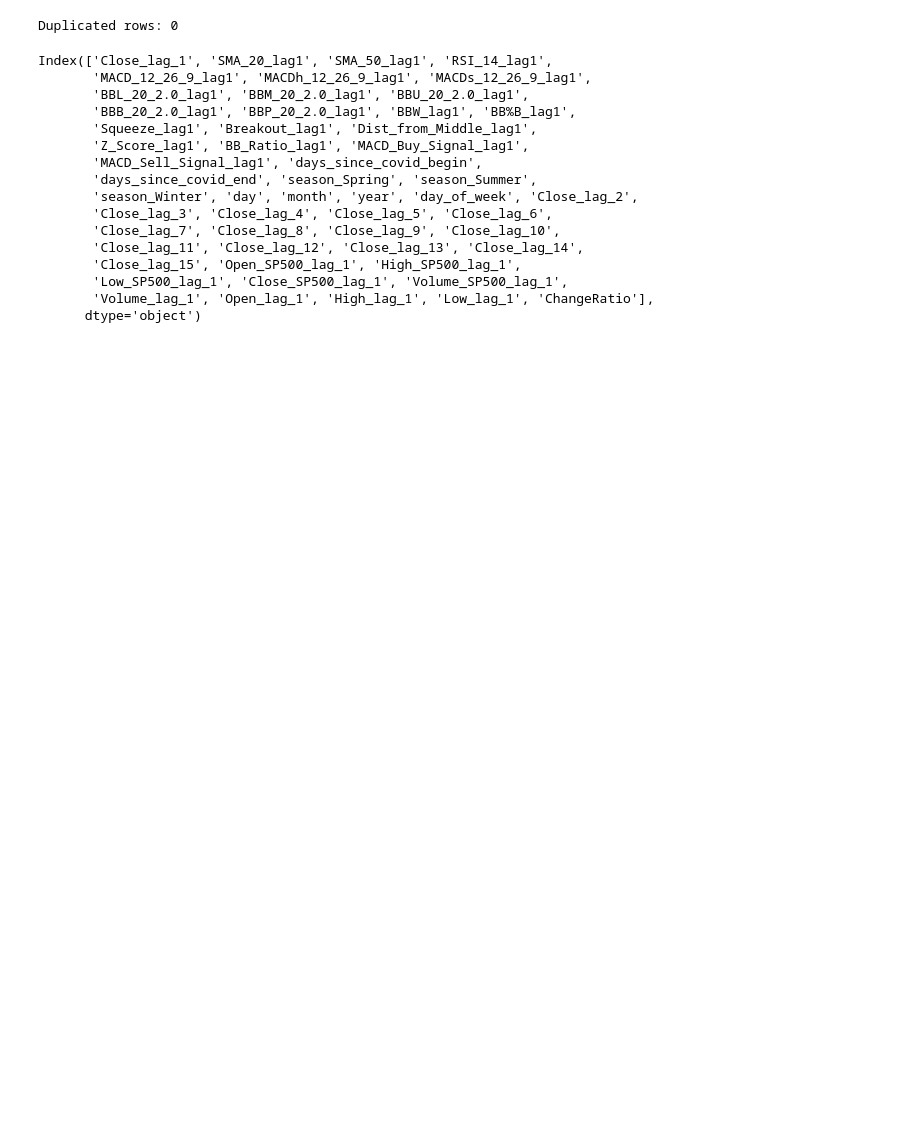
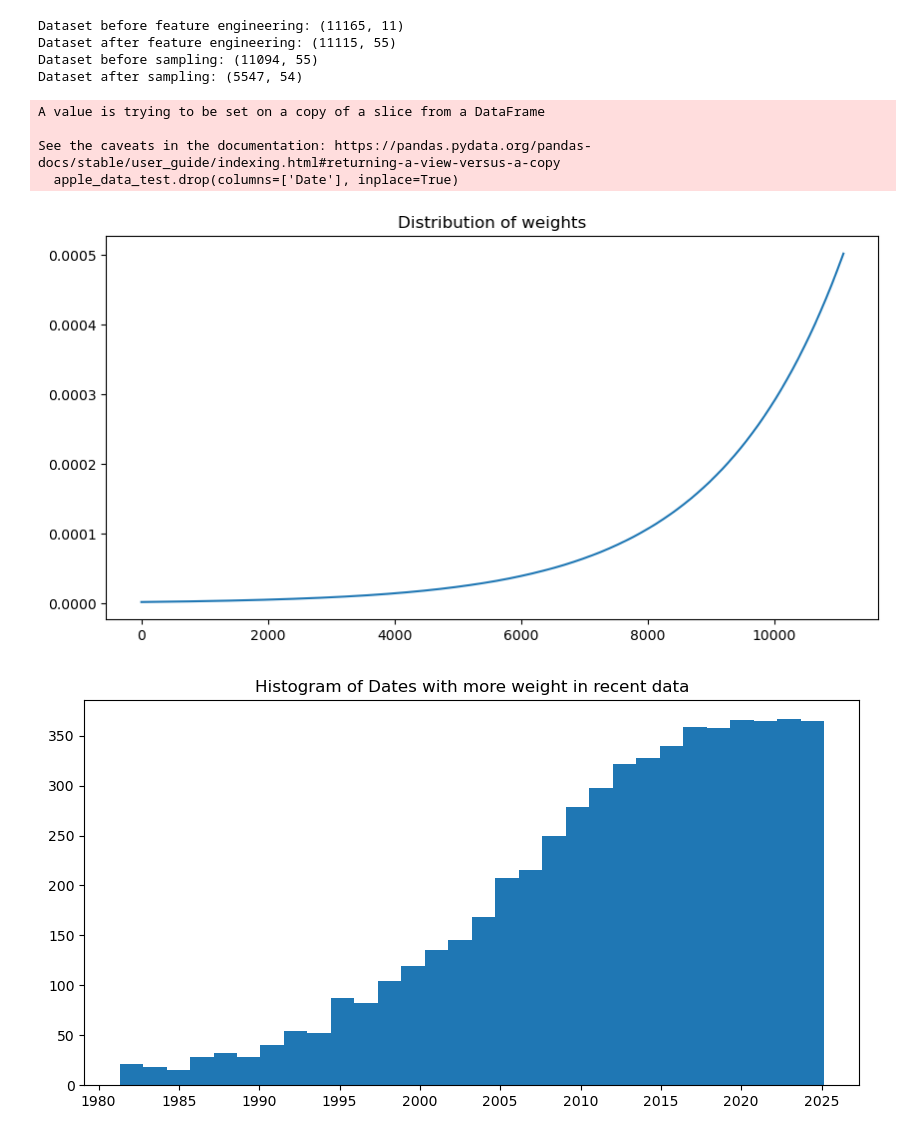
Before and after one commit to Ericson3100/Proyecto3DM, a Jupyter notebook: notebooks/2_FeatureEngineering.ipynb, the cells around one changed output. Drawn from its saved outputs; the diff is of its cells as text; code cells hidden in the pictures; blank space fills up the shorter version.

```diff
--- a/notebooks/2_FeatureEngineering.ipynb
+++ b/notebooks/2_FeatureEngineering.ipynb
@@ -198,25 +138,0 @@ Dataset after feature engineering: (5547, 54)
-# %%
-#Ver duplicados
-duplicates = apple_data[apple_data.duplicated()]
-print(f"Duplicated rows: {duplicates.shape[0]}")
-# %% [output]
-Duplicated rows: 0
-# %%
-apple_data.columns
-# %% [output]
-Index(['Close_lag_1', 'SMA_20_lag1', 'SMA_50_lag1', 'RSI_14_lag1',
-       'MACD_12_26_9_lag1', 'MACDh_12_26_9_lag1', 'MACDs_12_26_9_lag1',
-       'BBL_20_2.0_lag1', 'BBM_20_2.0_lag1', 'BBU_20_2.0_lag1',
-       'BBB_20_2.0_lag1', 'BBP_20_2.0_lag1', 'BBW_lag1', 'BB%B_lag1',
-       'Squeeze_lag1', 'Breakout_lag1', 'Dist_from_Middle_lag1',
-       'Z_Score_lag1', 'BB_Ratio_lag1', 'MACD_Buy_Signal_lag1',
-       'MACD_Sell_Signal_lag1', 'days_since_covid_begin',
-       'days_since_covid_end', 'season_Spring', 'season_Summer',
-       'season_Winter', 'day', 'month', 'year', 'day_of_week', 'Close_lag_2',
-       'Close_lag_3', 'Close_lag_4', 'Close_lag_5', 'Close_lag_6',
-       'Close_lag_7', 'Close_lag_8', 'Close_lag_9', 'Close_lag_10',
-       'Close_lag_11', 'Close_lag_12', 'Close_lag_13', 'Close_lag_14',
-       'Close_lag_15', 'Open_SP500_lag_1', 'High_SP500_lag_1',
-       'Low_SP500_lag_1', 'Close_SP500_lag_1', 'Volume_SP500_lag_1',
-       'Volume_lag_1', 'Open_lag_1', 'High_lag_1', 'Low_lag_1', 'ChangeRatio'],
-      dtype='object')
@@ -229,0 +195,22 @@ Index(['Close_lag_1', 'SMA_20_lag1', 'SMA_50_lag1', 'RSI_14_lag1',
+# %%
+apple_data = pd.read_csv('../data/raw/AAPL_with_SP500.csv')
+apple_data = feature_engineering(apple_data)
+
+# Preparar los datos para el entrenamiento y hacer sampling con pesos
+apple_data_train = apple_data[apple_data['Date']<='2025-02-28']
+apple_data_train = sample_with_time_weights(apple_data_train, percentage=0.5, k=0.0005)
+
+# Preparar los datos para el test
+apple_data_test = apple_data[apple_data['Date']>'2025-02-28']
+apple_data_test.drop(columns=['Date'], inplace=True)
+# %% [output]
+Dataset before feature engineering: (11165, 11)
+Dataset after feature engineering: (11115, 55)
+Dataset before sampling: (11094, 55)
+Dataset after sampling: (5547, 54)
+A value is trying to be set on a copy of a slice from a DataFrame
+
+See the caveats in the documentation: https://pandas.pydata.org/pandas-docs/stable/user_guide/indexing.html#returning-a-view-versus-a-copy
+  apple_data_test.drop(columns=['Date'], inplace=True)
+[figure, added]
+[figure, added]
```
Also changed, not shown: parts of 13 cells of this notebook, 22 other files.
